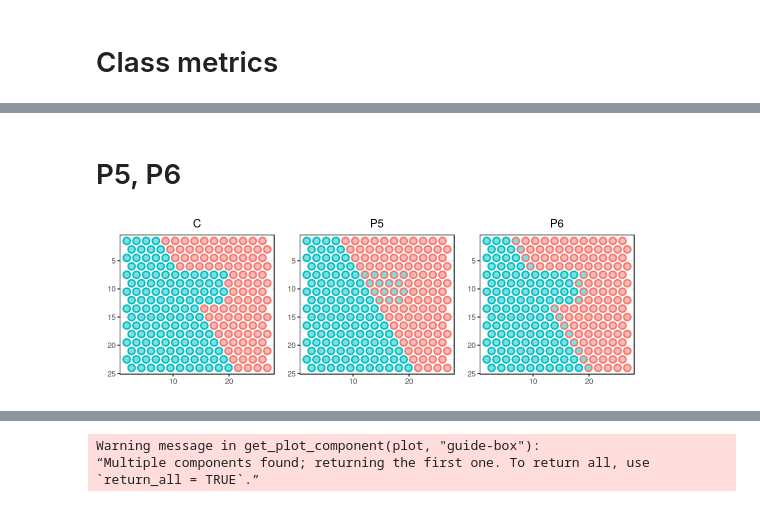
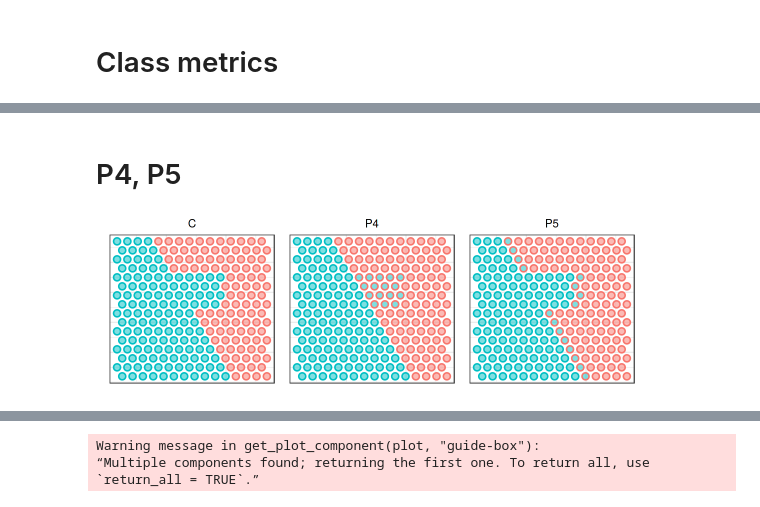
Before and after one commit to RoseYuan/metric_paper, a Jupyter notebook: Figures/spatial_toy_examples/spatial_toy_examples.ipynb, the cells around one changed output, grey strips where cells are left out. Drawn from its saved outputs; the diff is of its cells as text; code cells hidden in the pictures.

```diff
--- a/Figures/spatial_toy_examples/spatial_toy_examples.ipynb
+++ b/Figures/spatial_toy_examples/spatial_toy_examples.ipynb
@@ -157,25 +146,18 @@ plot(ps1)
 # %%
-data$p4 <- data$label
-data[data$row == 3 & (data$col %in% c(11,13)), "p4"] <- factor(2, levels=c(1,2))
-data[data$row == 4 & (data$col %in% c(12,14,16)), "p4"] <- factor(2, levels=c(1,2))
-data[data$row == 5 & (data$col %in% c(13,15,17)), "p4"] <- factor(2, levels=c(1,2))
-data[data$row == 6 & (data$col %in% c(14,16,18)), "p4"] <- factor(2, levels=c(1,2))
-data[data$row == 7 & (data$col %in% c(15,17,19)), "p4"] <- factor(2, levels=c(1,2))
-data[data$row == 8 & (data$col %in% c(16,18)), "p4"] <- factor(2, levels=c(1,2))
-
 data$p3 <- data$label
 data[data$row == 3 & (data$col %in% c(21,23)), "p3"] <- factor(2, levels=c(1,2))
 
 data[data$row == 4 & (data$col %in% c(12,14)), "p3"] <- factor(2, levels=c(1,2))
 data[data$row == 5 & (data$col %in% c(13,15)), "p3"] <- factor(2, levels=c(1,2))
-data[data$row == 6 & (data$col %in% c(14)), "p3"] <- factor(2, levels=c(1,2))
+
+data[data$row == 6 & (data$col %in% c(18)), "p3"] <- factor(2, levels=c(1,2))
 
 data[data$row == 5 & (data$col %in% c(21,23)), "p3"] <- factor(2, levels=c(1,2))
 data[data$row == 6 & (data$col %in% c(22)), "p3"] <- factor(2, levels=c(1,2))
 
 data[data$row == 9 & (data$col %in% c(25)), "p3"] <- factor(2, levels=c(1,2))
 
-data[data$row == 12 & (data$col %in% c(20,26)), "p3"] <- factor(2, levels=c(1,2))
+data[data$row == 12 & (data$col %in% c(22,26)), "p3"] <- factor(2, levels=c(1,2))
 
 data[data$row == 10 & (data$col %in% c(18,20)), "p3"] <- factor(2, levels=c(1,2))
 data[data$row == 11 & (data$col %in% c(19)), "p3"] <- factor(2, levels=c(1,2))
@@ -185,8 +167,3 @@ p3 <- ggplot(data, aes(x, y,
   geom_point(size=s, alpha=0.5) + scale_y_reverse() + theme_bw() +
   geom_point(shape = 1, size = s, stroke = st, aes(color=p3)) +
   labs(x="",y="", title="P3")
-p4 <- ggplot(data, aes(x, y,
-               color=label)) +
-  geom_point(size=s, alpha=0.5) + scale_y_reverse() + theme_bw() +
-  geom_point(shape = 1, size = s, stroke = st, aes(color=p4)) +
-  labs(x="",y="", title="P4")
@@ -578,57 +413,60 @@ pclass2
 # %% [markdown]
-# P5, P6
+# P4, P5
 # %%
 s <- 3
 st <- 1
 
-data$c2 <- data$p1
-data$p5 <- data$label
+data$c2 <- data$p2
+data$p4 <- data$label
 
 
-data$p6 <- data$p1
-data[data$row == 4 & (data$col %in% c(20)), "p6"] <- factor(1, levels=c(1,2))
-data[data$row == 5 & (data$col %in% c(19)), "p6"] <- factor(1, levels=c(1,2))
-data[data$row == 6 & (data$col %in% c(20)), "p6"] <- factor(1, levels=c(1,2))
-data[data$row == 7 & (data$col %in% c(19)), "p6"] <- factor(1, levels=c(1,2))
+data$p5 <- data$p2
+data[data$row == 4 & (data$col %in% c(20)), "p5"] <- factor(1, levels=c(1,2))
+data[data$row == 5 & (data$col %in% c(19)), "p5"] <- factor(1, levels=c(1,2))
+data[data$row == 6 & (data$col %in% c(20)), "p5"] <- factor(1, levels=c(1,2))
+data[data$row == 7 & (data$col %in% c(19)), "p5"] <- factor(1, levels=c(1,2))
 
 for (i in unique(data$row)) {
   if(i !=4 & i!=5 & i!=6 & i!=7){
-    data[data$row==i & data$col==i+6, "p6"] <- factor(1, levels=c(1,2))
+    data[data$row==i & data$col==i+6, "p5"] <- factor(1, levels=c(1,2))
   }
 }
 
 pc <- ggplot(data, aes(x, y,
                color=c2)) +
   geom_point(size=s, alpha=0.5) + scale_y_reverse() + theme_bw() +
   geom_point(shape = 1, size = s, stroke = st, aes(color=c2)) +
   labs(x="",y="", title="C")
 
 
+p4 <- ggplot(data, aes(x, y,
+               color=c2)) +
+  geom_point(size=s, alpha=0.5) + scale_y_reverse() + theme_bw() +
+  geom_point(shape = 1, size = s, stroke = st, aes(color=p4)) +
+  labs(x="",y="", title="P4")
+
+
 p5 <- ggplot(data, aes(x, y,
                color=c2)) +
   geom_point(size=s, alpha=0.5) + scale_y_reverse() + theme_bw() +
   geom_point(shape = 1, size = s, stroke = st, aes(color=p5)) +
   labs(x="",y="", title="P5")
 
-
-p6 <- ggplot(data, aes(x, y,
-               color=c2)) +
-  geom_point(size=s, alpha=0.5) + scale_y_reverse() + theme_bw() +
-  geom_point(shape = 1, size = s, stroke = st, aes(color=p6)) +
-  labs(x="",y="", title="P6")
-
 options(repr.plot.width=9, repr.plot.height=3)
 # grDevices::cairo_pdf("Fig1.pdf", width=10, height=3)
-ps3 <- plot_grid(pc + theme(legend.position = "none",plot.title = element_text(hjust = 0.5), plot.margin = margin(5, 2, -2, 0)),
-                 p5 + theme(legend.position = "none",plot.title = element_text(hjust = 0.5), plot.margin = margin(5, 2, -2, 0)),
-                p6 + theme(legend.position = "none",plot.title = element_text(hjust = 0.5), plot.margin = margin(5, 2, -2, 0)),
+ps3 <- plot_grid(pc + theme(legend.position = "none",plot.title = element_text(hjust = 0.5), plot.margin = margin(5, 2, -2, 0),
+                            axis.text.x = element_blank(), axis.text.y = element_blank(),axis.ticks.x = element_blank(), axis.ticks.y = element_blank()),
+                 p4 + theme(legend.position = "none",plot.title = element_text(hjust = 0.5), plot.margin = margin(5, 2, -2, 0),
+                            axis.text.x = element_blank(), axis.text.y = element_blank(),axis.ticks.x = element_blank(), axis.ticks.y = element_blank()),
+                p5 + theme(legend.position = "none",plot.title = element_text(hjust = 0.5), plot.margin = margin(5, 2, -2, 0),
+                            axis.text.x = element_blank(), axis.text.y = element_blank(),axis.ticks.x = element_blank(), axis.ticks.y = element_blank()),
                 # p3 + theme(legend.position = "none"),
                 # p4 + theme(legend.position = "none"),
                 # labels = c("C", "P1", "P2"),
                 ncol = 3)
 plot(ps3)
 # dev.off()
 # %% [output]
-[figure, old version]
+[figure, new version]
 # %%
 k <- 6
```
Also changed, not shown: parts of 46 cells of this notebook.
